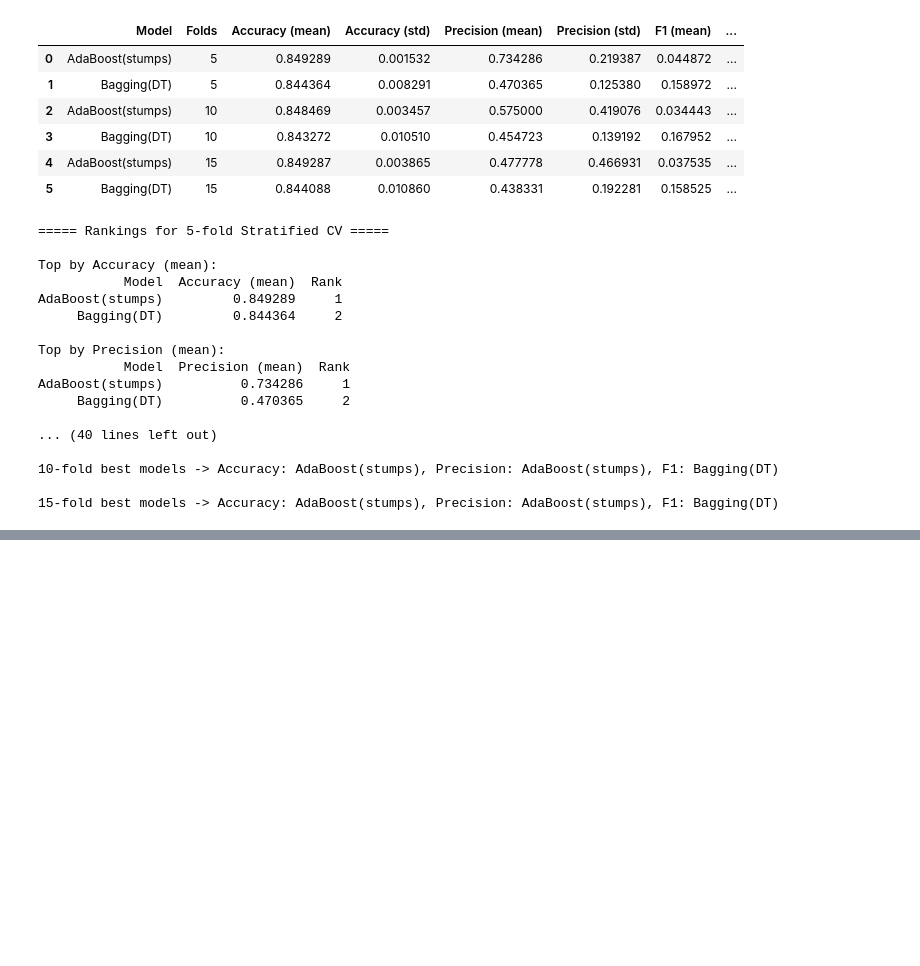
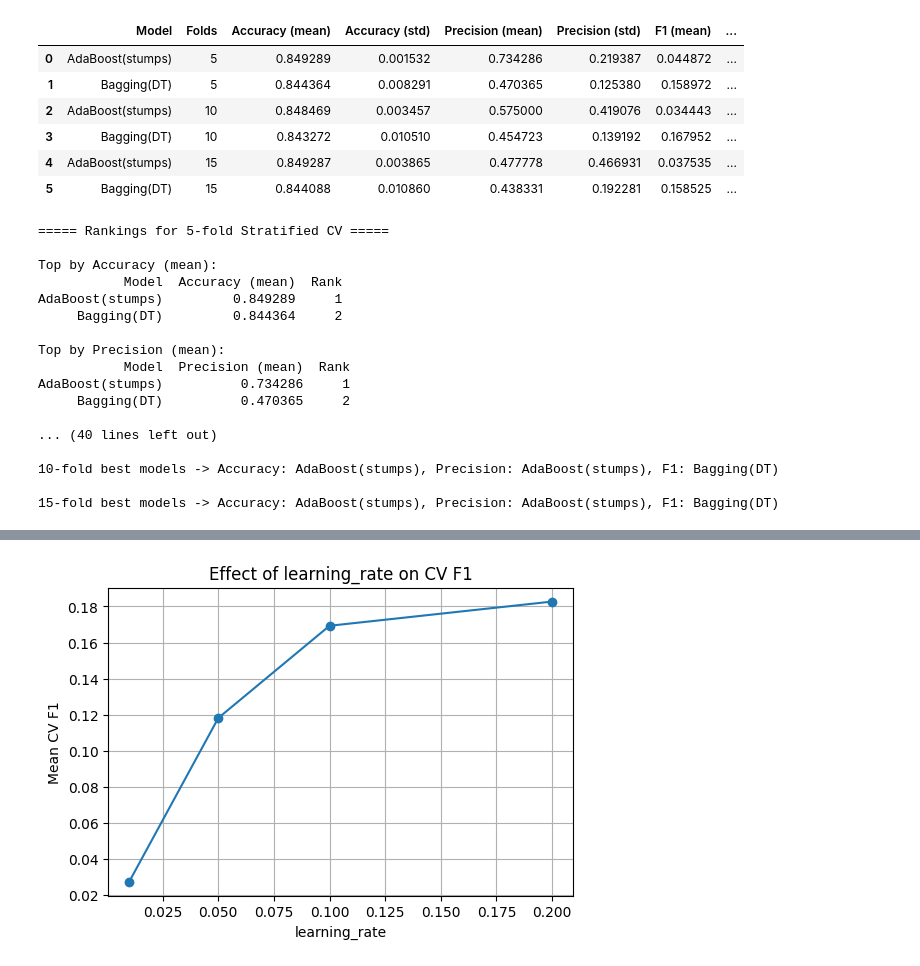
Before and after one commit to YolandaZhao10/CSCI-6170-Project-in-AI-and-ML, a Jupyter notebook: hw2/homework_2.ipynb, the cells around one changed output, grey strips where cells are left out. Cells and saved outputs as stored; diff of their text form; code cells hidden in the pictures; blank space fills up the shorter version.

```diff
--- a/hw2/homework_2.ipynb
+++ b/hw2/homework_2.ipynb
@@ -433,0 +691,14 @@ AdaBoost(stumps)          0.734286     1
+# %%
+results = pd.DataFrame(search.cv_results_)
+
+# Show top configurations by mean CV F1
+cols_to_show = [
+    "mean_test_score", "std_test_score",
+    "mean_train_score", "std_train_score",
+    "param_n_estimators", "param_learning_rate", "param_max_depth",
+    "param_subsample", "param_colsample_bytree",
+    "param_min_child_weight", "param_reg_lambda"
+]
+
+results_sorted = results.sort_values("mean_test_score", ascending=False)
+results_sorted[cols_to_show].head(10)
@@ -433,0 +719,72 @@ AdaBoost(stumps)          0.734286     1
+# %%
+def sensitivity_table(results_df, param_name, score_col="mean_test_score"):
+    col = f"param_{param_name}"
+    tmp = results_df[[col, score_col]].copy()
+    # convert possible object -> numeric when safe
+    tmp[col] = pd.to_numeric(tmp[col], errors="ignore")
+    out = tmp.groupby(col)[score_col].agg(["mean", "std", "count"]).reset_index()
+    return out.sort_values(col)
+
+def plot_sensitivity(tab, x_col, y_col, title, xlabel, ylabel):
+    x = tab[x_col].values
+    y = tab[y_col].values
+
+    plt.figure(figsize=(6,4))
+    plt.plot(x, y, marker="o")
+    plt.xlabel(xlabel)
+    plt.ylabel(ylabel)
+    plt.title(title)
+    plt.grid(True)
+    plt.show()
+
+for p in ["learning_rate", "max_depth", "subsample"]:
+    tab = sensitivity_table(results, p, score_col="mean_test_score")
+    plot_sensitivity(
+        tab,
+        x_col=f"param_{p}",
+        y_col="mean",
+        title=f"Effect of {p} on CV F1",
+        xlabel=p,
+        ylabel="Mean CV F1"
+    )
+
+cv = StratifiedKFold(n_splits=10, shuffle=True, random_state=42)
+
+xgb = XGBClassifier(
+    objective="binary:logistic",
+    eval_metric="logloss",
+    tree_method="hist",
+    random_state=42,
+    n_jobs=-1
+)
+
+search_acc = RandomizedSearchCV(
+    estimator=xgb,
+    param_distributions=param_dist,
+    n_iter=40,
+    scoring="accuracy",
+    cv=cv,
+    random_state=42,
+    n_jobs=-1,
+    verbose=1,
+    return_train_score=True
+)
+
+search_acc.fit(X, y)
+
+results_acc = pd.DataFrame(search_acc.cv_results_)
+print("Best params (accuracy):", search_acc.best_params_)
+print("Best CV accuracy:", search_acc.best_score_)
+
+for p in ["learning_rate", "max_depth", "subsample"]:
+    tab = sensitivity_table(results_acc, p, score_col="mean_test_score")
+    plot_sensitivity(
+        tab,
+        x_col=f"param_{p}",
+        y_col="mean",
+        title=f"Effect of {p} on CV Accuracy",
+        xlabel=p,
+        ylabel="Mean CV Accuracy"
+    )
+# %% [output]
+[figure, added]
```
Also changed, not shown: parts of 12 cells of this notebook.
